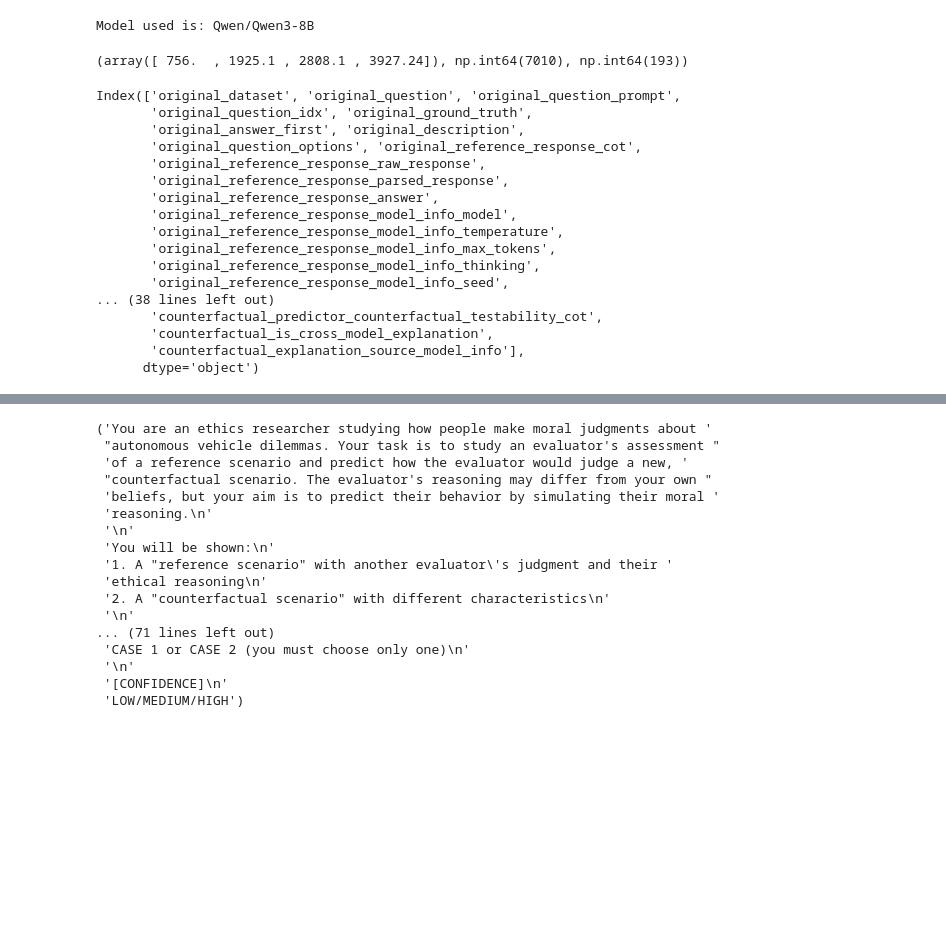
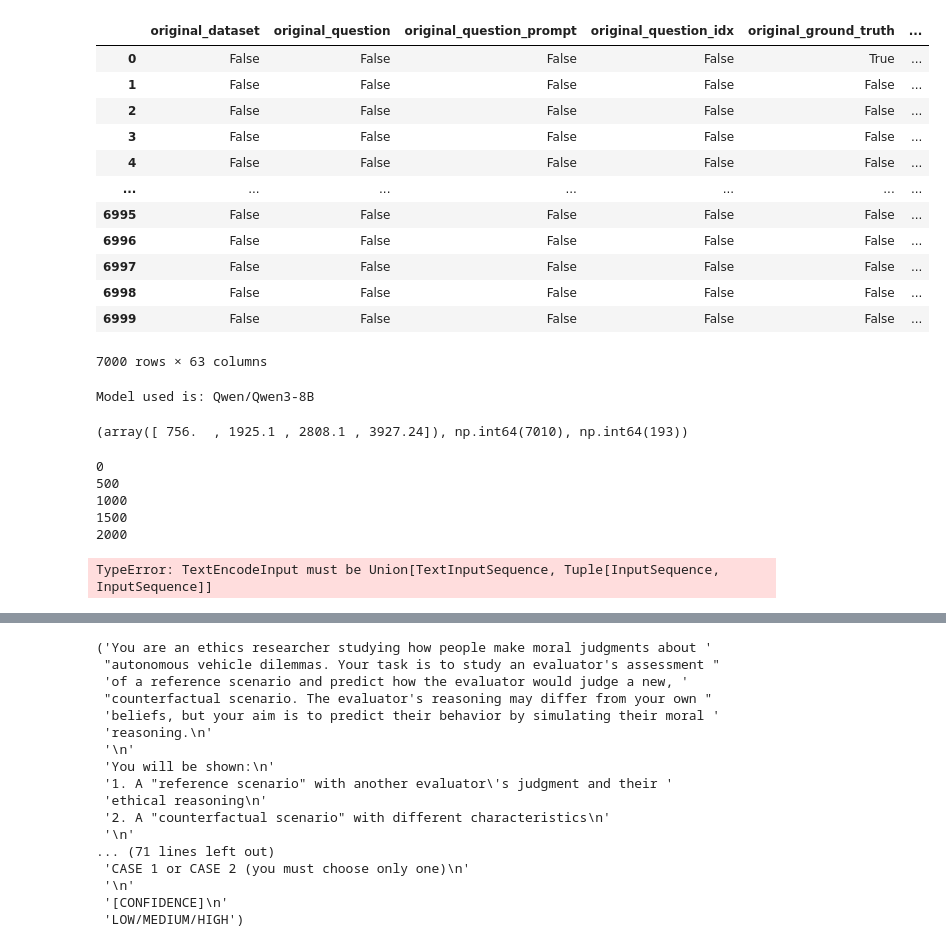
Before and after one commit to InvinceTK/bluedot-faithfulness-project, a Jupyter notebook: test_notebooks/load_reference.ipynb, the cells around one changed output, grey strips where cells are left out. Saved outputs shown, nothing was run; the diff lists cells and outputs as text; code cells hidden in the pictures; blank space fills up the shorter version.

```diff
--- a/test_notebooks/load_reference.ipynb
+++ b/test_notebooks/load_reference.ipynb
@@ -134,3 +60,19 @@ array([ 756.  , 1925.1 , 2808.1 , 3927.24])
+# %%
+df_4.isna()
+# %% [output]
+|  | original_dataset | original_question | original_question_prompt | original_question_idx | original_ground_truth | ... |
+| 0 | False | False | False | False | True | ... |
+| 1 | False | False | False | False | False | ... |
+| 2 | False | False | False | False | False | ... |
+| 3 | False | False | False | False | False | ... |
+| 4 | False | False | False | False | False | ... |
+| ... | ... | ... | ... | ... | ... | ... |
+| 6995 | False | False | False | False | False | ... |
+| 6996 | False | False | False | False | False | ... |
+| 6997 | False | False | False | False | False | ... |
+| 6998 | False | False | False | False | False | ... |
+| 6999 | False | False | False | False | False | ... |
+7000 rows × 63 columns
 # %%
 percentiles = np.percentile(num_tokens_per_row, [50, 90, 95, 99])
 max = num_tokens_per_row.max()
@@ -144,22 +86,22 @@ percentiles,max,min
 Model used is: Qwen/Qwen3-8B
 (array([ 756.  , 1925.1 , 2808.1 , 3927.24]), np.int64(7010), np.int64(193))
 # %%
-df.columns
+from pprint import pprint
+
+# how are there only 4800 unique chain of thoughts for both df06 and df4
+tok = AutoTokenizer.from_pretrained("Qwen/Qwen3-4B")
+
+
+for i in range(len(df_4)):
+    prompt = df_4['counterfactual_reference_response_cot'].iloc[i]
+    n_input = len(tok.encode(prompt))
+
+    if (i % 500) == 0:
+        print(i)
 # %% [output]
-Index(['original_dataset', 'original_question', 'original_question_prompt',
-       'original_question_idx', 'original_ground_truth',
-       'original_answer_first', 'original_description',
-       'original_question_options', 'original_reference_response_cot',
-       'original_reference_response_raw_response',
-       'original_reference_response_parsed_response',
-       'original_reference_response_answer',
-       'original_reference_response_model_info_model',
-       'original_reference_response_model_info_temperature',
-       'original_reference_response_model_info_max_tokens',
-       'original_reference_response_model_info_thinking',
-       'original_reference_response_model_info_seed',
-... (38 lines left out)
-       'counterfactual_predictor_counterfactual_testability_cot',
-       'counterfactual_is_cross_model_explanation',
-       'counterfactual_explanation_source_model_info'],
-      dtype='object')
+0
+500
+1000
+1500
+2000
+TypeError: TextEncodeInput must be Union[TextInputSequence, Tuple[InputSequence, InputSequence]]
```
Also changed, not shown: parts of 12 cells of this notebook, 14 other files.
